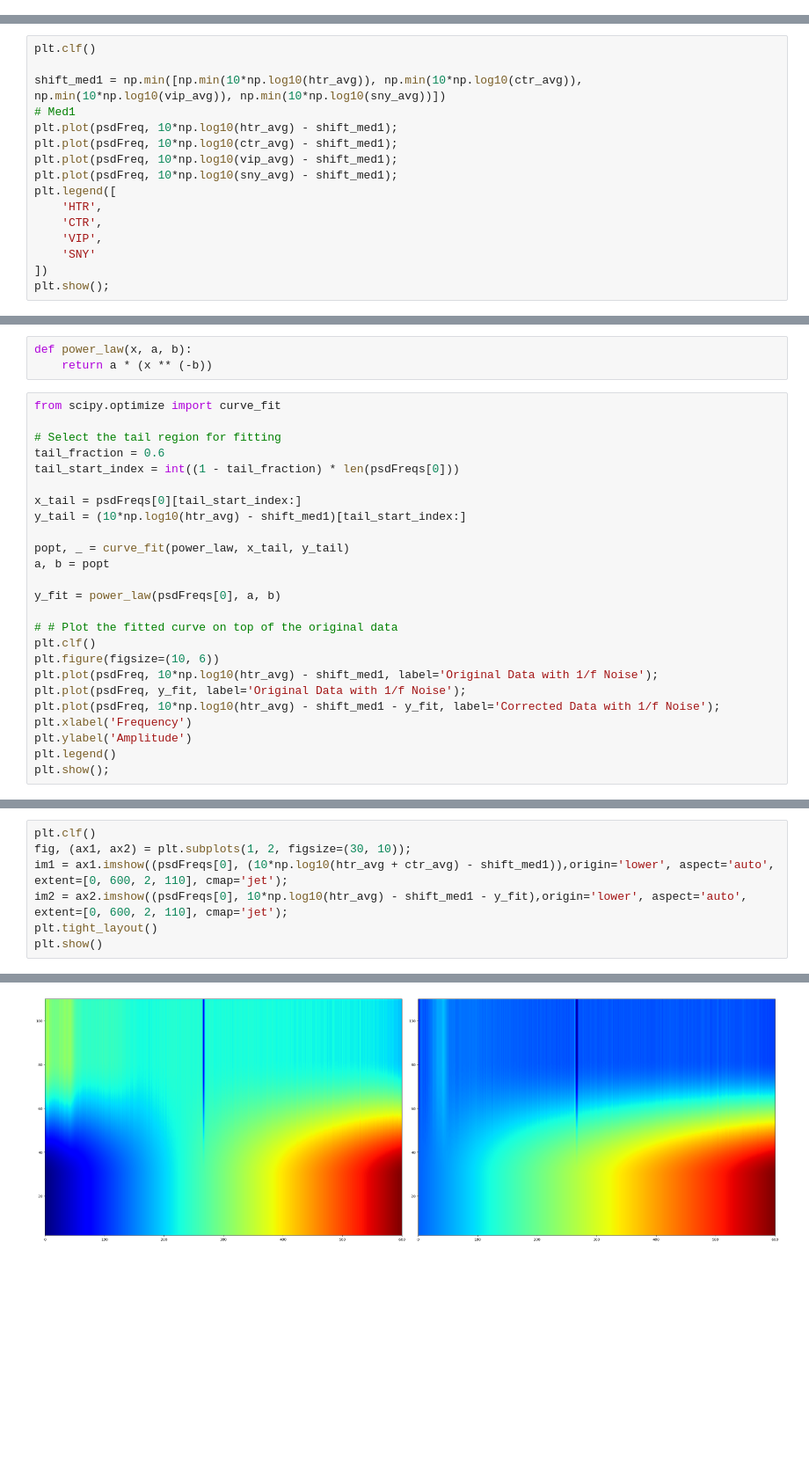
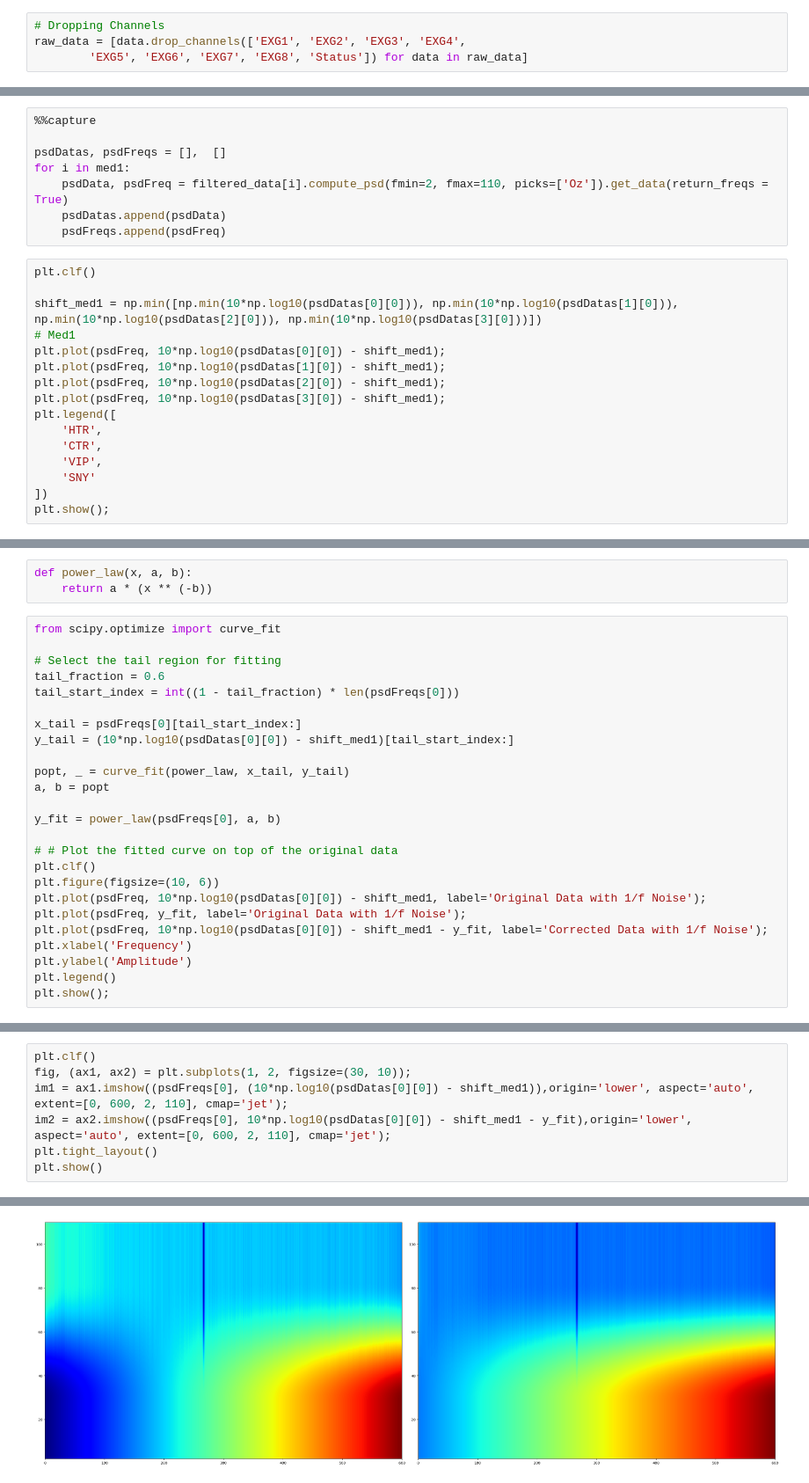
Before and after one commit to navnoorsingh0309/Brain_waves_analysis, a Jupyter notebook: main_TF.ipynb, the cells around one changed output, grey strips where cells are left out. Shown at 88% size. Drawn from its saved outputs; the diff is of its cells as text; blank space fills up the shorter version.

```diff
--- a/main_TF.ipynb
+++ b/main_TF.ipynb
@@ -103,0 +61,4 @@ for files in sny_med1_data:
+# %%
+# Dropping Channels
+raw_data = [data.drop_channels(['EXG1', 'EXG2', 'EXG3', 'EXG4',
+        'EXG5', 'EXG6', 'EXG7', 'EXG8', 'Status']) for data in raw_data]
@@ -266,12 +139,20 @@ sny_avg = np.mean(sny_med1_psdData, axis=0)
+# %%
+%%capture
+
+psdDatas, psdFreqs = [],  []
+for i in med1:
+    psdData, psdFreq = filtered_data[i].compute_psd(fmin=2, fmax=110, picks=['Oz']).get_data(return_freqs = True)
+    psdDatas.append(psdData)
+    psdFreqs.append(psdFreq)
 # %%
 plt.clf()
 
-shift_med1 = np.min([np.min(10*np.log10(htr_avg)), np.min(10*np.log10(ctr_avg)), np.min(10*np.log10(vip_avg)), np.min(10*np.log10(sny_avg))])
+shift_med1 = np.min([np.min(10*np.log10(psdDatas[0][0])), np.min(10*np.log10(psdDatas[1][0])), np.min(10*np.log10(psdDatas[2][0])), np.min(10*np.log10(psdDatas[3][0]))])
 # Med1
-plt.plot(psdFreq, 10*np.log10(htr_avg) - shift_med1);
-plt.plot(psdFreq, 10*np.log10(ctr_avg) - shift_med1);
-plt.plot(psdFreq, 10*np.log10(vip_avg) - shift_med1);
-plt.plot(psdFreq, 10*np.log10(sny_avg) - shift_med1);
+plt.plot(psdFreq, 10*np.log10(psdDatas[0][0]) - shift_med1);
+plt.plot(psdFreq, 10*np.log10(psdDatas[1][0]) - shift_med1);
+plt.plot(psdFreq, 10*np.log10(psdDatas[2][0]) - shift_med1);
+plt.plot(psdFreq, 10*np.log10(psdDatas[3][0]) - shift_med1);
 plt.legend([
     'HTR',
     'CTR',
@@ -295,7 +176,7 @@ tail_fraction = 0.6
 tail_start_index = int((1 - tail_fraction) * len(psdFreqs[0]))
 
 x_tail = psdFreqs[0][tail_start_index:]
-y_tail = (10*np.log10(htr_avg) - shift_med1)[tail_start_index:]
+y_tail = (10*np.log10(psdDatas[0][0]) - shift_med1)[tail_start_index:]
 
 popt, _ = curve_fit(power_law, x_tail, y_tail)
 a, b = popt
@@ -305,9 +186,9 @@ y_fit = power_law(psdFreqs[0], a, b)
 # # Plot the fitted curve on top of the original data
 plt.clf()
 plt.figure(figsize=(10, 6))
-plt.plot(psdFreq, 10*np.log10(htr_avg) - shift_med1, label='Original Data with 1/f Noise');
+plt.plot(psdFreq, 10*np.log10(psdDatas[0][0]) - shift_med1, label='Original Data with 1/f Noise');
 plt.plot(psdFreq, y_fit, label='Original Data with 1/f Noise');
-plt.plot(psdFreq, 10*np.log10(htr_avg) - shift_med1 - y_fit, label='Corrected Data with 1/f Noise');
+plt.plot(psdFreq, 10*np.log10(psdDatas[0][0]) - shift_med1 - y_fit, label='Corrected Data with 1/f Noise');
 plt.xlabel('Frequency')
 plt.ylabel('Amplitude')
 plt.legend()
@@ -320,10 +201,10 @@ plt.show();
 # %%
 plt.clf()
 fig, (ax1, ax2) = plt.subplots(1, 2, figsize=(30, 10));
-im1 = ax1.imshow((psdFreqs[0], (10*np.log10(htr_avg + ctr_avg) - shift_med1)),origin='lower', aspect='auto', extent=[0, 600, 2, 110], cmap='jet');
-im2 = ax2.imshow((psdFreqs[0], 10*np.log10(htr_avg) - shift_med1 - y_fit),origin='lower', aspect='auto', extent=[0, 600, 2, 110], cmap='jet');
+im1 = ax1.imshow((psdFreqs[0], (10*np.log10(psdDatas[0][0]) - shift_med1)),origin='lower', aspect='auto', extent=[0, 600, 2, 110], cmap='jet');
+im2 = ax2.imshow((psdFreqs[0], 10*np.log10(psdDatas[0][0]) - shift_med1 - y_fit),origin='lower', aspect='auto', extent=[0, 600, 2, 110], cmap='jet');
 plt.tight_layout()
 plt.show()
 # %% [output]
 <Figure size 640x480 with 0 Axes>
-[figure, old version]
+[figure, new version]
```
Also changed, not shown: parts of 38 cells of this notebook.
